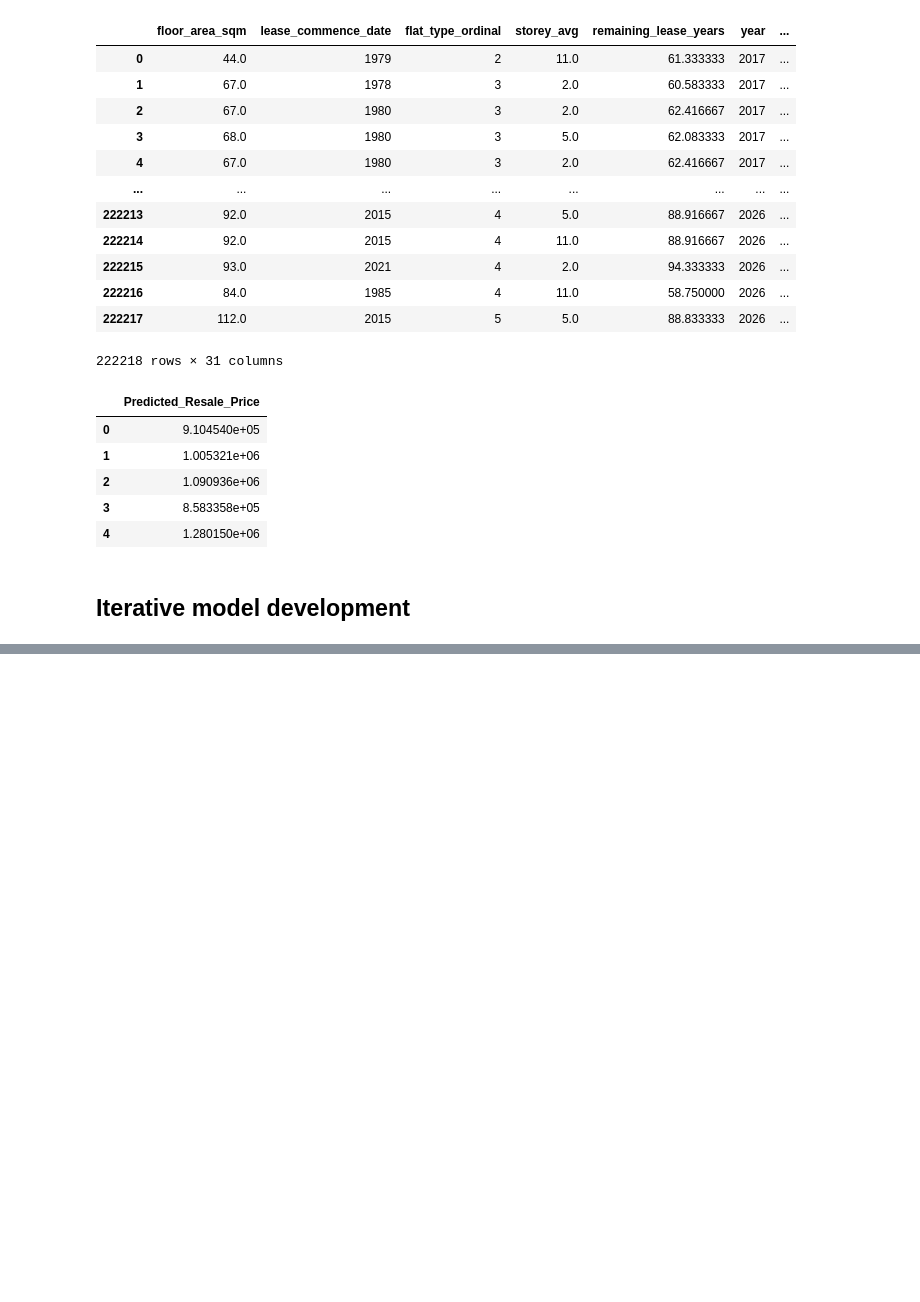
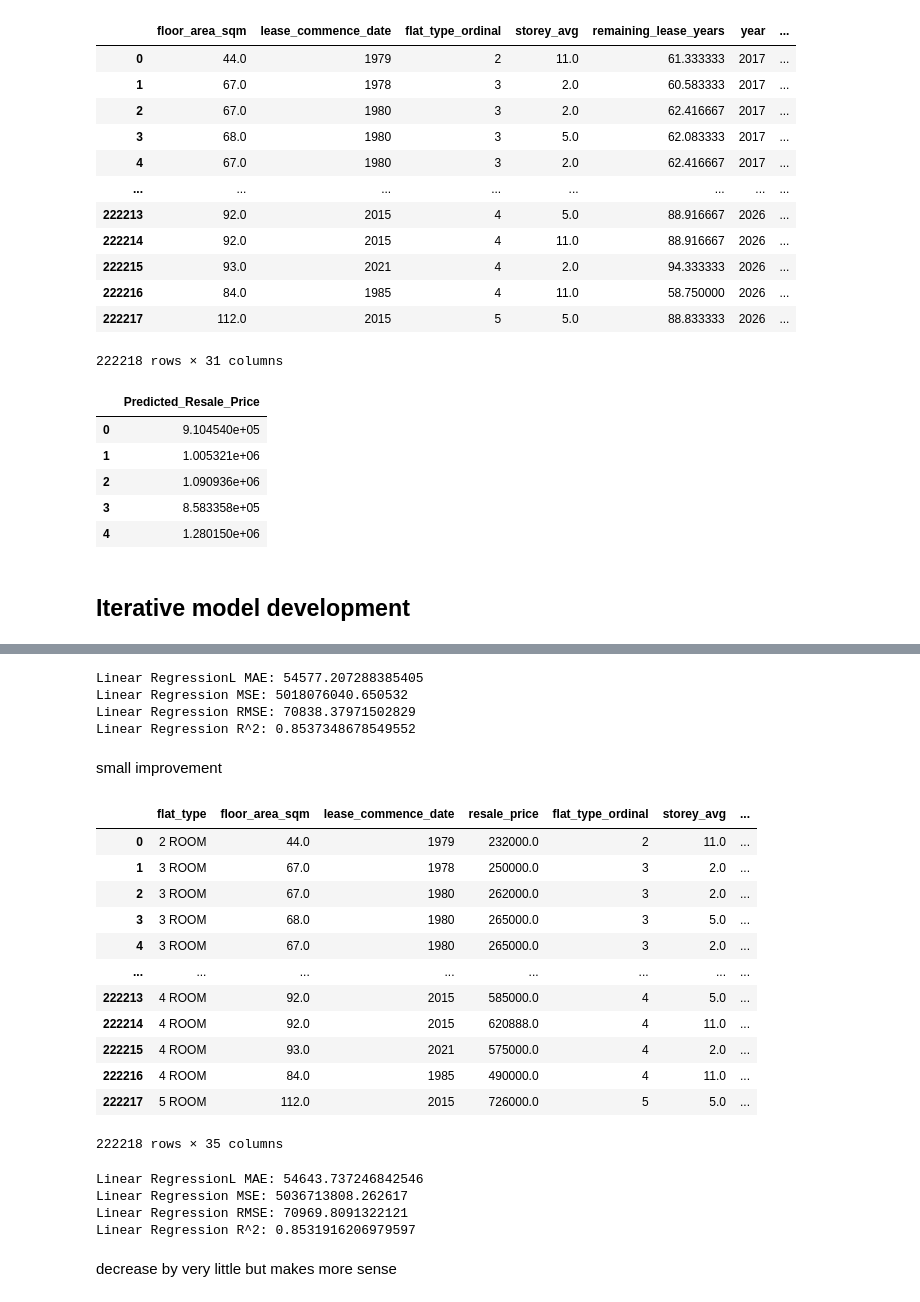
Before and after one commit to hsk-victor/Project, a Jupyter notebook: MLDP Program Codes Submission Template.ipynb, the cells around one changed output, grey strips where cells are left out. Drawn from its saved outputs; the diff is of its cells as text; code cells hidden in the pictures; blank space fills up the shorter version.

```diff
--- a/MLDP Program Codes Submission Template.ipynb
+++ b/MLDP Program Codes Submission Template.ipynb
@@ -554,0 +778,80 @@ pd.DataFrame({
+# %%
+col_y = 'resale_price'
+y = df[col_y]
+
+col_irrelevant = ['resale_price', 'flat_type']
+x = df.drop(col_irrelevant, axis=1)
+
+X_train, X_test, y_train, y_test = train_test_split(
+    x, y, test_size=0.3, random_state=2025
+)
+linr = LinearRegression()
+linr.fit(X_train, y_train)
+
+## Initialise and train model
+y_pred = linr.predict(X_test)
+
+
+## Evaluate model
+from sklearn.metrics import mean_absolute_error, mean_squared_error, root_mean_squared_error, r2_score
+
+print('Linear RegressionL MAE:', mean_absolute_error(y_test, y_pred))
+print('Linear Regression MSE:', mean_squared_error(y_test, y_pred))
+print('Linear Regression RMSE:', root_mean_squared_error(y_test, y_pred))
+print('Linear Regression R^2:', r2_score(y_test, y_pred))
+# %% [output]
+Linear RegressionL MAE: 54577.207288385405
+Linear Regression MSE: 5018076040.650532
+Linear Regression RMSE: 70838.37971502829
+Linear Regression R^2: 0.8537348678549552
+# %% [markdown]
+small improvement
+# %%
+
+df['remaining_lease_years'] = 99 - (2026 - df['lease_commence_date'])
+df
+# %% [output]
+|  | flat_type | floor_area_sqm | lease_commence_date | resale_price | flat_type_ordinal | storey_avg | ... |
+| 0 | 2 ROOM | 44.0 | 1979 | 232000.0 | 2 | 11.0 | ... |
+| 1 | 3 ROOM | 67.0 | 1978 | 250000.0 | 3 | 2.0 | ... |
+| 2 | 3 ROOM | 67.0 | 1980 | 262000.0 | 3 | 2.0 | ... |
+| 3 | 3 ROOM | 68.0 | 1980 | 265000.0 | 3 | 5.0 | ... |
+| 4 | 3 ROOM | 67.0 | 1980 | 265000.0 | 3 | 2.0 | ... |
+| ... | ... | ... | ... | ... | ... | ... | ... |
+| 222213 | 4 ROOM | 92.0 | 2015 | 585000.0 | 4 | 5.0 | ... |
+| 222214 | 4 ROOM | 92.0 | 2015 | 620888.0 | 4 | 11.0 | ... |
+| 222215 | 4 ROOM | 93.0 | 2021 | 575000.0 | 4 | 2.0 | ... |
+| 222216 | 4 ROOM | 84.0 | 1985 | 490000.0 | 4 | 11.0 | ... |
+| 222217 | 5 ROOM | 112.0 | 2015 | 726000.0 | 5 | 5.0 | ... |
+222218 rows × 35 columns
+# %%
+col_y = 'resale_price'
+y = df[col_y]
+
+col_irrelevant = ['resale_price', 'flat_type', 'lease_commence_date']
+x = df.drop(col_irrelevant, axis=1)
+
+X_train, X_test, y_train, y_test = train_test_split(
+    x, y, test_size=0.3, random_state=2025
+)
+linr = LinearRegression()
+linr.fit(X_train, y_train)
+
+## Initialise and train model
+y_pred = linr.predict(X_test)
+
+
+## Evaluate model
+from sklearn.metrics import mean_absolute_error, mean_squared_error, root_mean_squared_error, r2_score
+
+print('Linear RegressionL MAE:', mean_absolute_error(y_test, y_pred))
+print('Linear Regression MSE:', mean_squared_error(y_test, y_pred))
+print('Linear Regression RMSE:', root_mean_squared_error(y_test, y_pred))
+print('Linear Regression R^2:', r2_score(y_test, y_pred))
+# %% [output]
+Linear RegressionL MAE: 54643.737246842546
+Linear Regression MSE: 5036713808.262617
+Linear Regression RMSE: 70969.8091322121
+Linear Regression R^2: 0.8531916206979597
+# %% [markdown]
+decrease by very little but makes more sense
```
Also changed, not shown: parts of 19 cells of this notebook, 1 other file.
